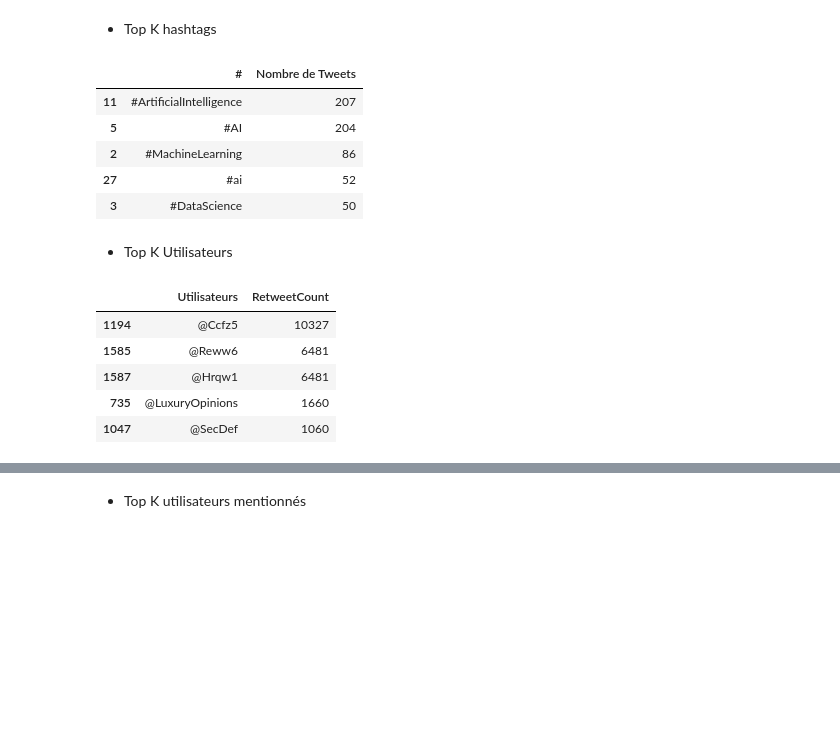
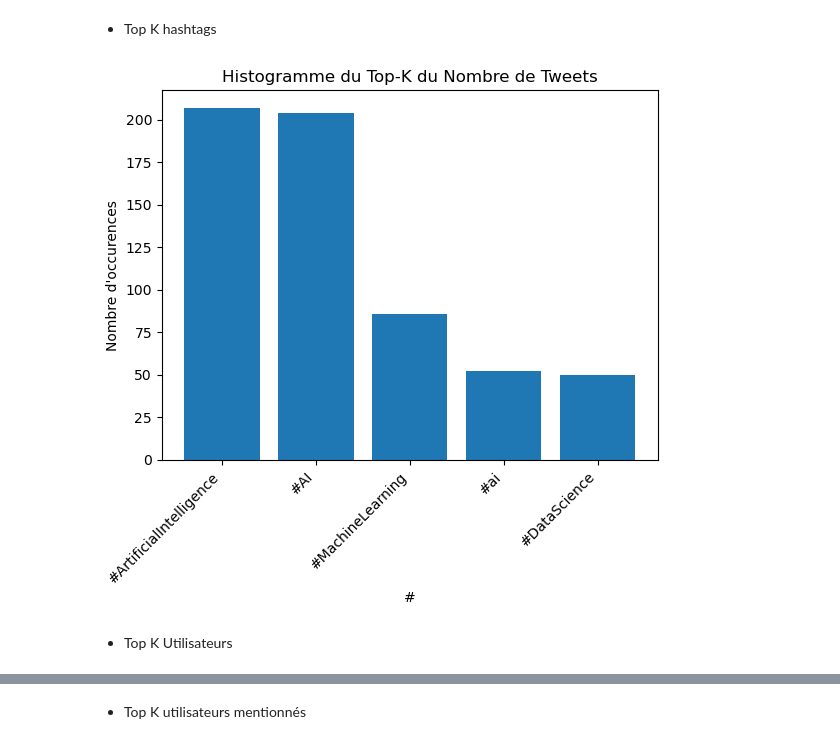
Before and after one commit to LugolBis/Projet-IN304, a Jupyter notebook: InPoDa POO Desmares-Desfontaines.ipynb, the cells around one changed output, grey strips where cells are left out. Drawn from its saved outputs; the diff is of its cells as text; code cells hidden in the pictures; blank space fills up the shorter version.

```diff
--- a/InPoDa POO Desmares-Desfontaines.ipynb
+++ b/InPoDa POO Desmares-Desfontaines.ipynb
@@ -575,12 +605,11 @@ Refresh()
 #### Et au Top croissant avec K<0
 # %% [markdown]
 - Top K hashtags
-# %%
-DicoH.TopKH(5)
-# %% [output]
-|  | # | Nombre de Tweets |
-| 11 | #ArtificialIntelligence | 207 |
-| 5 | #AI | 204 |
-| 2 | #MachineLearning | 86 |
-| 27 | #ai | 52 |
-| 3 | #DataScience | 50 |
+# %%
+Inpoda(DF=DicoH.TopKH(5)).Histogramme()
+
+# DicoH.TopKH(5) -> à partir de la variable "DicoH" de type 'Inpoda' on élabore le DataFrame contenant les # et leur nombre d'occurences
+# Inpoda(DF=DicoH.TopKH(5)) -> on transforme notre 'DataFrame' en 'Inpoda'
+# .Histogramme() -> on utilise cet attribut de la classe 'Inpoda' pour afficher l'Histogramme
+# %% [output]
+[figure, added]
@@ -589,12 +621,3 @@ DicoH.TopKH(5)
 #DFP.TopKH(K=5,DicoH=DicoH.Dico)
 # %% [markdown]
 - Top K Utilisateurs
-# %%
-DFP.TopKU(5)
-# %% [output]
-|  | Utilisateurs | RetweetCount |
-| 1194 | @Ccfz5 | 10327 |
-| 1585 | @Reww6 | 6481 |
-| 1587 | @Hrqw1 | 6481 |
-| 735 | @LuxuryOpinions | 1660 |
-| 1047 | @SecDef | 1060 |
```
Also changed, not shown: parts of 13 cells of this notebook.
